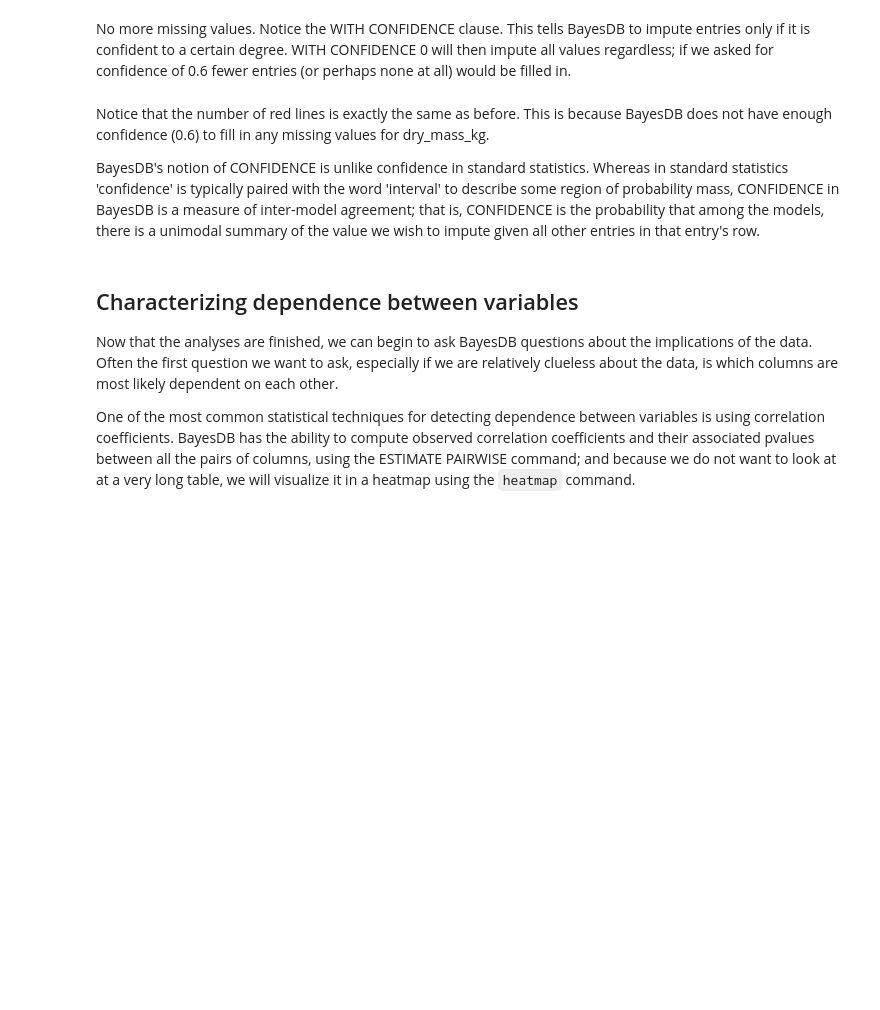
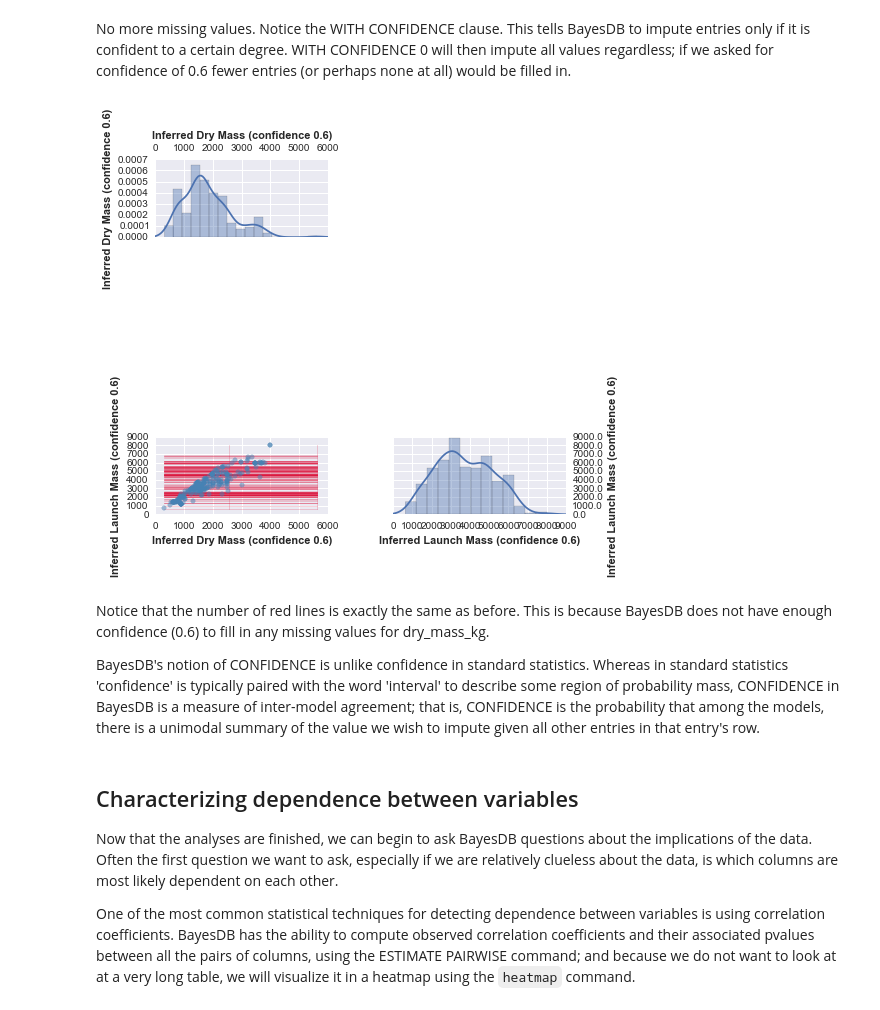
Before and after one commit to probcomp/bayeslite, a Jupyter notebook: examples/Satellites.ipynb, the cells around one changed output. Drawn from its saved outputs; the diff is of its cells as text; code cells hidden in the pictures; blank space fills up the shorter version.

```diff
--- a/examples/Satellites.ipynb
+++ b/examples/Satellites.ipynb
@@ -103,13 +215,17 @@ INFER dry_mass_kg AS "Inferred Dry Mass (confidence 0)",
 # %% [markdown]
 No more missing values. Notice the WITH CONFIDENCE clause. This tells BayesDB to impute entries only if it is confident to a certain degree. WITH CONFIDENCE 0 will then impute all values regardless; if we asked for confidence of 0.6 fewer entries (or perhaps none at all) would be filled in.
 # %%
-bdbcontrib.pairplot(satellites_bdb, '''
+# TODO a little slow, takes a minute or two
+# TODO ugly plot layout
+_ = bdbcontrib.pairplot(satellites_bdb, '''
 INFER dry_mass_kg AS "Inferred Dry Mass (confidence 0.6)",
     launch_mass_kg AS "Inferred Launch Mass (confidence 0.6)"
     WITH CONFIDENCE 0.6
     FROM satellites_cc
     WHERE class_of_orbit = GEO;'
 ''', show_missing=True)
+# %% [output]
+[figure, added]
 # %% [markdown]
 Notice that the number of red lines is exactly the same as before. This is because BayesDB does not have enough confidence (0.6) to fill in any missing values for dry_mass_kg.
 
```
Also changed, not shown: parts of 40 cells of this notebook.
